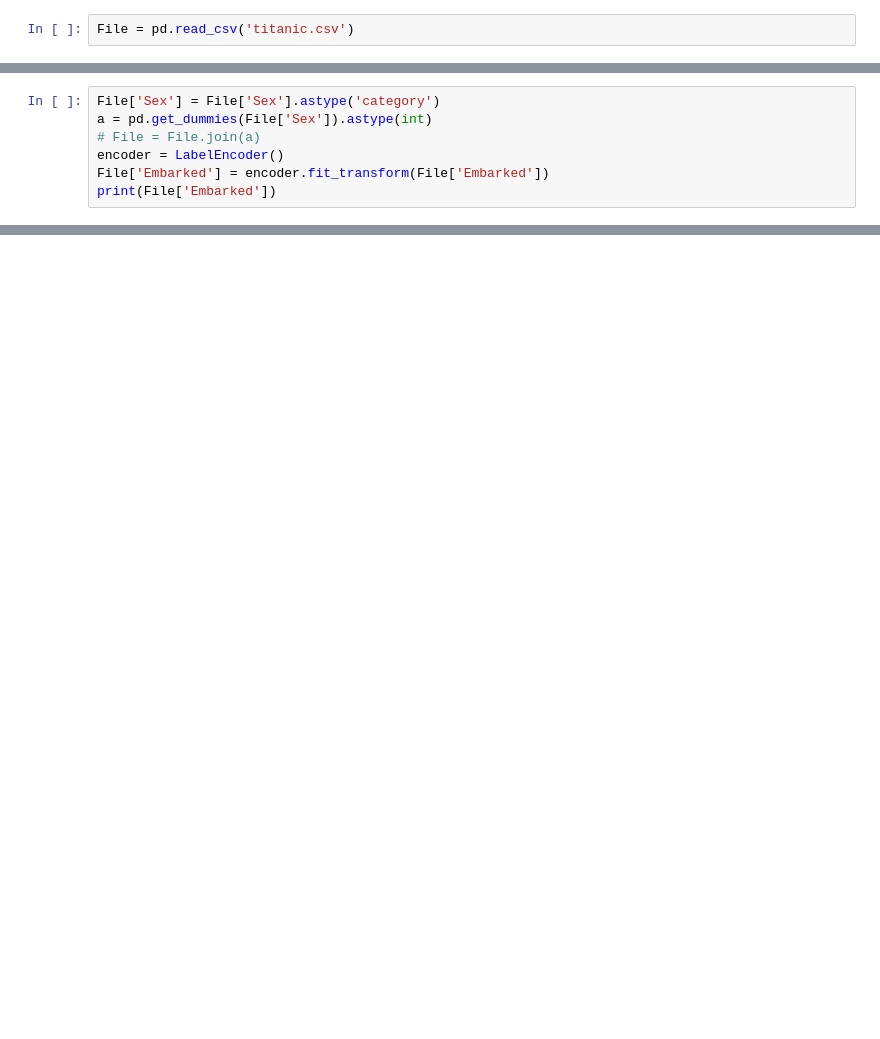
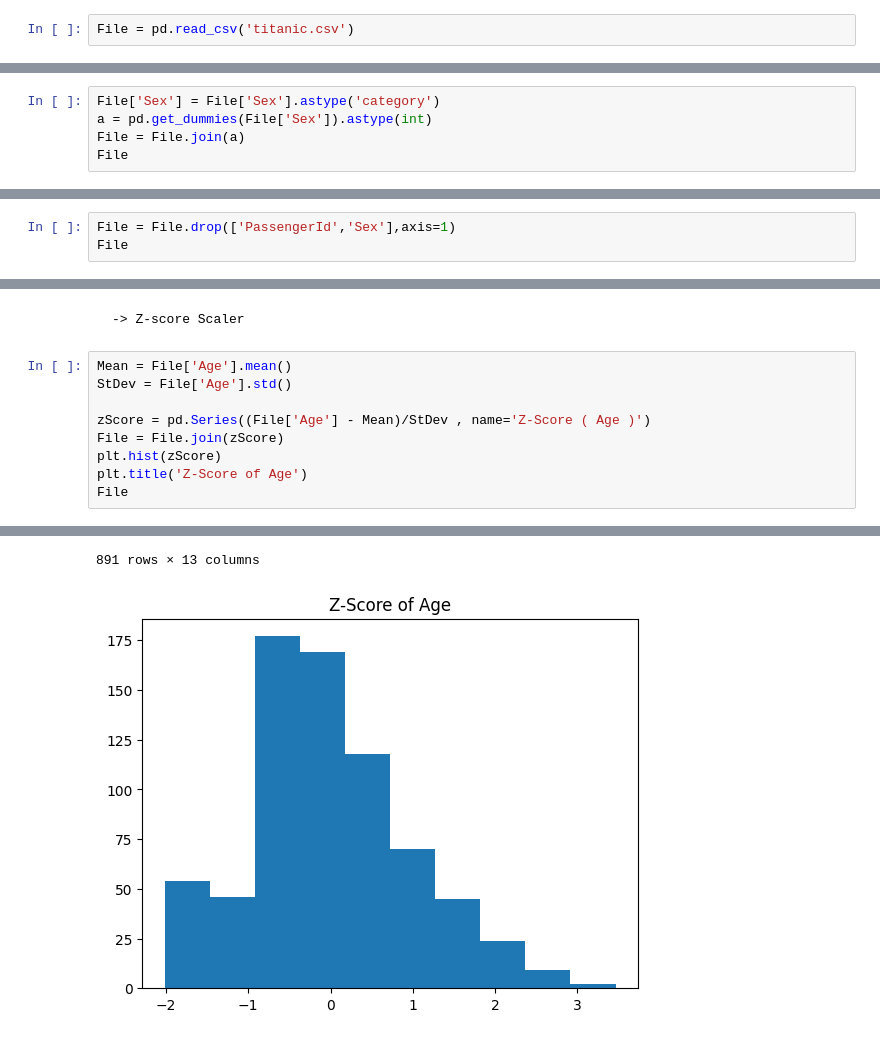
Before and after one commit to LalithAdithyanSuresh/CollegeStuff, a Jupyter notebook: Sem-2/CS1704 - DataScience/Titanic/titanicUser.ipynb, the cells around one changed output, grey strips where cells are left out. Saved outputs shown, nothing was run; the diff lists cells and outputs as text; blank space fills up the shorter version.

```diff
--- a/Sem-2/CS1704 - DataScience/Titanic/titanicUser.ipynb
+++ b/Sem-2/CS1704 - DataScience/Titanic/titanicUser.ipynb
@@ -27,8 +31,6 @@ print(File)
 # %%
 File['Sex'] = File['Sex'].astype('category')
 a = pd.get_dummies(File['Sex']).astype(int)
-# File = File.join(a)
-encoder = LabelEncoder()
-File['Embarked'] = encoder.fit_transform(File['Embarked'])
-print(File['Embarked'])
+File = File.join(a)
+File
 # %% [output]
@@ -46,0 +72,3 @@ Name: Embarked, Length: 891, dtype: int64
+# %%
+File = File.drop(['PassengerId','Sex'],axis=1)
+File
@@ -46,0 +89,12 @@ Name: Embarked, Length: 891, dtype: int64
+# %% [markdown]
+    -> Z-score Scaler
+# %%
+Mean = File['Age'].mean()
+StDev = File['Age'].std()
+
+zScore = pd.Series((File['Age'] - Mean)/StDev , name='Z-Score ( Age )')
+File = File.join(zScore)
+plt.hist(zScore)
+plt.title('Z-Score of Age')
+File
+# %% [output]
@@ -46,0 +113,2 @@ Name: Embarked, Length: 891, dtype: int64
+891 rows × 13 columns
+[figure, added]
```
Also changed, not shown: parts of 18 cells of this notebook.
